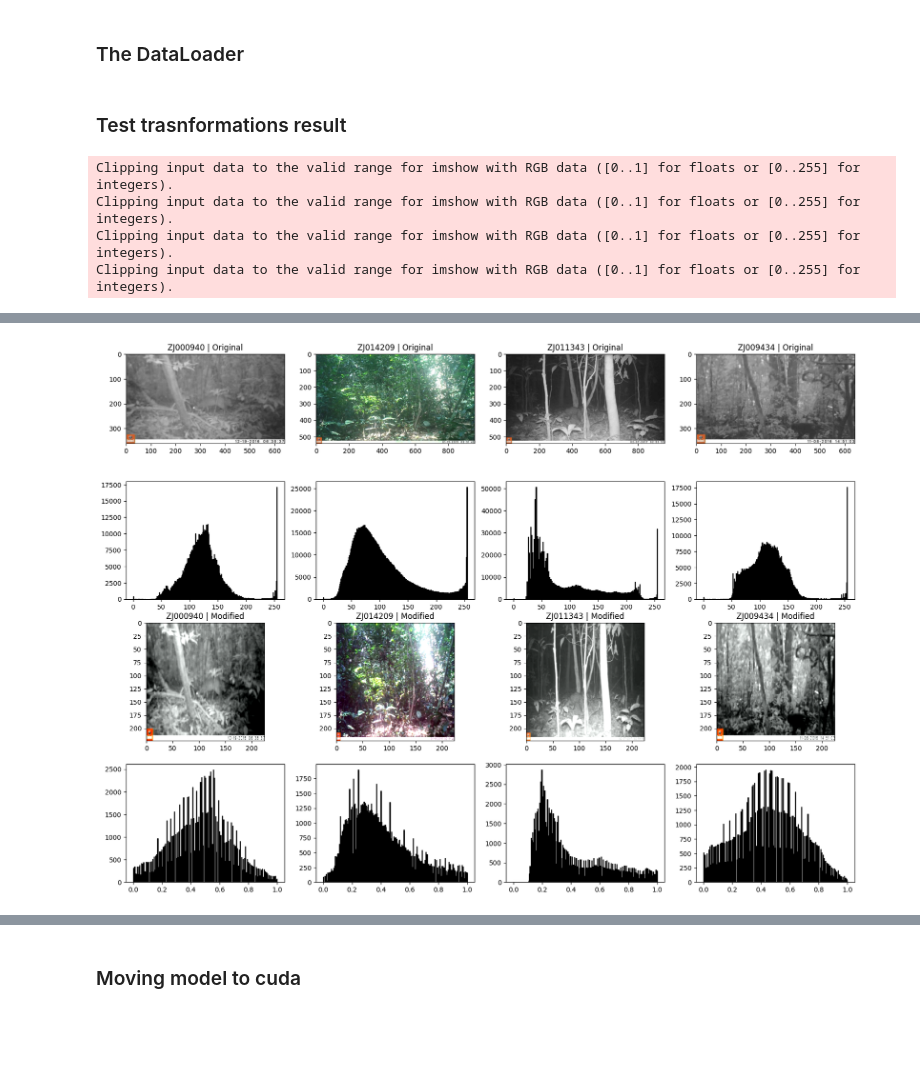
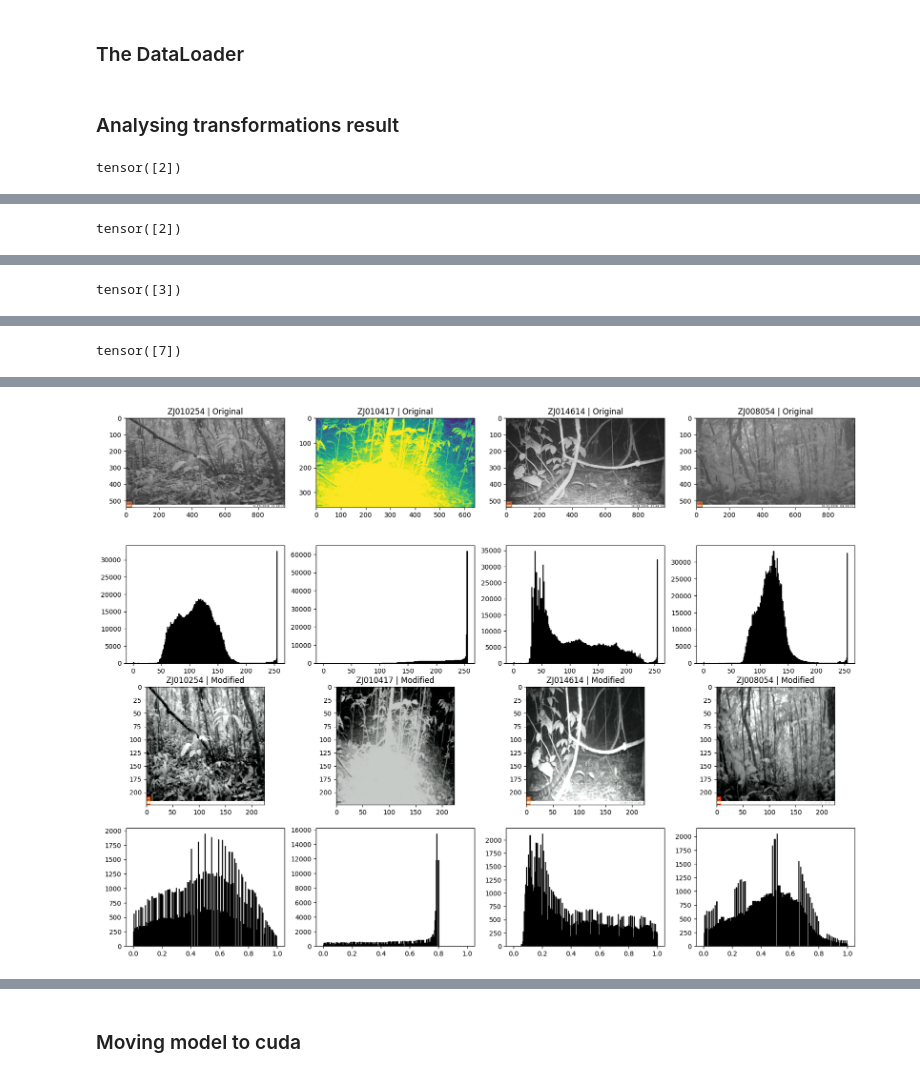
Before and after one commit to RicardoCLake/DL_project_-_Conser_vision, a Jupyter notebook: Ricardo/rick-01.ipynb, the cells around one changed output, grey strips where cells are left out. Saved outputs shown, nothing was run; the diff lists cells and outputs as text; code cells hidden in the pictures; blank space fills up the shorter version.

```diff
--- a/Ricardo/rick-01.ipynb
+++ b/Ricardo/rick-01.ipynb
@@ -267,8 +267,8 @@ class ImagesDataset(Dataset):
         if self.label is None:
             sample = {"image_id": image_id, "image": image}
         else:
-            label = torch.tensor(self.label.iloc[index].values,
-                                 dtype=torch.float)
+            label = torch.tensor(self.label.iloc[index].values, dtype=torch.float)
+            label= torch.where(label == 1)[0]  # added to FocalLoss
             sample = {"image_id": image_id, "image": image, "label": label}
         return sample
 
@@ -291,7 +291,7 @@ train_dataloader = DataLoader(train_dataset, batch_size=32, num_workers=8, shuff
 eval_dataset = ImagesDataset(x_eval, y_eval)
 eval_dataloader = DataLoader(eval_dataset, batch_size=32, num_workers=8)
 # %% [markdown]
-### Test trasnformations result
+### Analysing transformations result
 # %%
 import matplotlib.image as mpimg
 import numpy as np
@@ -313,6 +313,8 @@ for i in range(4):
     img = train_dataset[i]["image"].permute(1, 2, 0).numpy()
     img = Denormalize(mean=[0.485, 0.456, 0.406], std=[0.229, 0.224, 0.225])(img)
     img_id = train_dataset[i]["image_id"]
+    label = train_dataset[i]["label"]
+    print(label)
     original_img = mpimg.imread(train_features.loc[img_id].filepath)
     axes[0, i].imshow(original_img)
     axes[0, i].set_title(f"{img_id} | Original")
@@ -321,7 +323,4 @@ for i in range(4):
     axes[2, i].set_title(f"{img_id} | Modified")
     axes[3, i].hist(img.ravel(), bins=256, range=(0.0, 1.0), fc='k', ec='k')
 # %% [output]
-Clipping input data to the valid range for imshow with RGB data ([0..1] for floats or [0..255] for integers).
-Clipping input data to the valid range for imshow with RGB data ([0..1] for floats or [0..255] for integers).
-Clipping input data to the valid range for imshow with RGB data ([0..1] for floats or [0..255] for integers).
-Clipping input data to the valid range for imshow with RGB data ([0..1] for floats or [0..255] for integers).
+tensor([2])
@@ -327,0 +328 @@ Clipping input data to the valid range for imshow with RGB data ([0..1] for floa
+tensor([2])
@@ -327,0 +330 @@ Clipping input data to the valid range for imshow with RGB data ([0..1] for floa
+tensor([3])
@@ -327,0 +332 @@ Clipping input data to the valid range for imshow with RGB data ([0..1] for floa
+tensor([7])
@@ -328,3 +334,3 @@ Clipping input data to the valid range for imshow with RGB data ([0..1] for floa
-[figure, old version]
+[figure, new version]
 # %% [markdown]
 ## 6. Training
```
Also changed, not shown: parts of 15 cells of this notebook, 6 other files.
